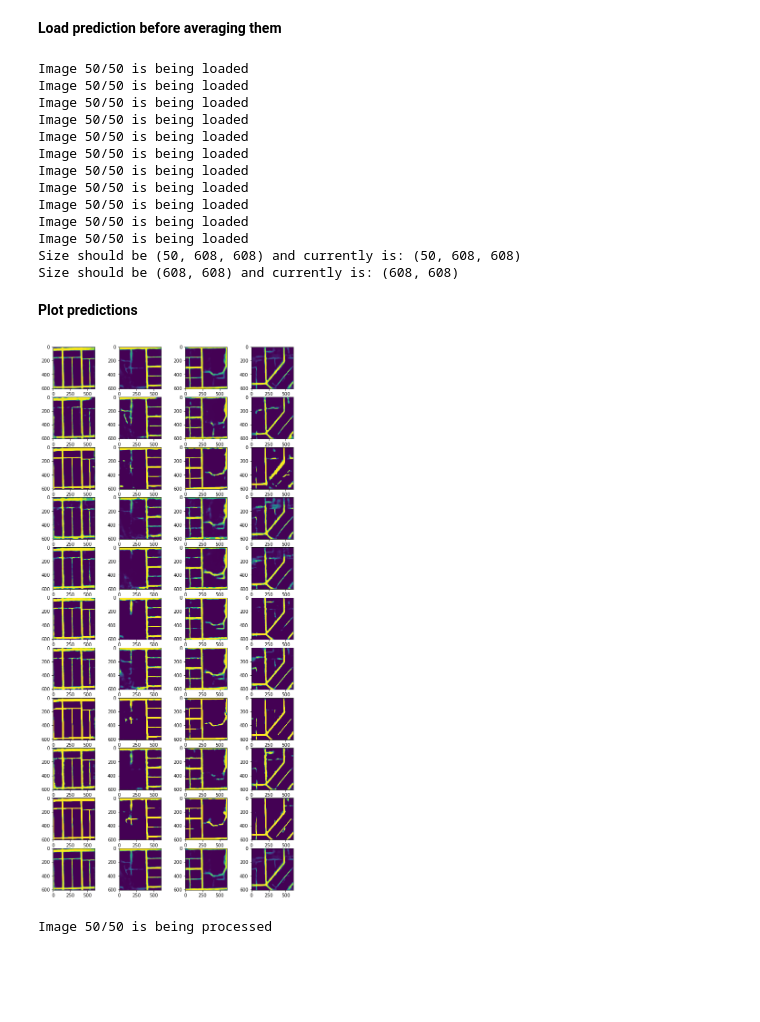
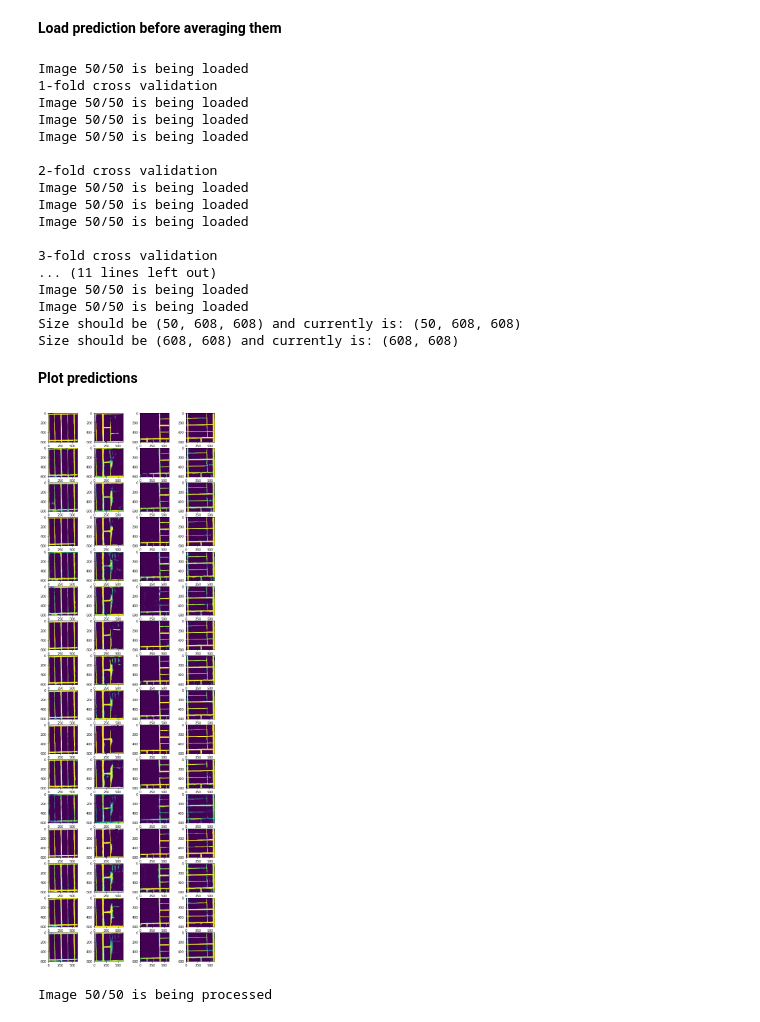
Before and after one commit to leobouraux/-CS433-Machine-Learning-projects, a Jupyter notebook: project2/LEO/Dossier final/run_unet.ipynb, the cells around one changed output. Drawn from its saved outputs; the diff is of its cells as text; code cells hidden in the pictures; blank space fills up the shorter version.

Commit message:
leo commit des resultats k fold validation

```diff
--- a/project2/LEO/Dossier final/run_unet.ipynb
+++ b/project2/LEO/Dossier final/run_unet.ipynb
@@ -214,35 +214,43 @@ reshape_img(path_from, path_to, SIDE_FINAL)
 # %%
 original_data = data_load_for_prediction(DATA_ROOT+"test/", RGB_image=True)
 IMGS = []
-IMGS.append(data_load_for_prediction(DATA_ROOT+"predictions/"+"Model_UNET_256_k_fold_0_f1_874_rot_015_it_100x200a/"))
-IMGS.append(data_load_for_prediction(DATA_ROOT+"predictions/"+"Model_UNET_256_k_fold_0_f1_799_rot_90_it_100x200a/"))
-
-IMGS.append(data_load_for_prediction(DATA_ROOT+"predictions/"+"Model_UNET_256_k_fold_1_f1_905_rot_5_it_100x200a/"))
-IMGS.append(data_load_for_prediction(DATA_ROOT+"predictions/"+"Model_UNET_256_k_fold_1_f1_815_rot_90_it_100x200_HVa/"))
-IMGS.append(data_load_for_prediction(DATA_ROOT+"predictions/"+"Model_UNET_256_k_fold_1_f1_841_rot_180_it_100x200a/"))
-
-IMGS.append(data_load_for_prediction(DATA_ROOT+"predictions/"+"Model_UNET_256_k_fold_2_f1_892_rot_90_it_100x200a/"))
-IMGS.append(data_load_for_prediction(DATA_ROOT+"predictions/"+"Model_UNET_256_k_fold_2_f1_887_rot180_it_100x200a/"))
-
-IMGS.append(data_load_for_prediction(DATA_ROOT+"predictions/"+"Model_UNET_256_k_fold_3_f1_971_rot_5_it_200x200a/"))
-IMGS.append(data_load_for_prediction(DATA_ROOT+"predictions/"+"Model_UNET_256_k_fold_3_f1_931_rot_90_it_200x120a/"))
-
-IMGS.append(data_load_for_prediction(DATA_ROOT+"predictions/"+"Model_UNET_256_k_fold_4_f1_980_rot_5_it_120x200a/"))
-
-
+print("1-fold cross validation")
+IMGS.append((1, data_load_for_prediction(DATA_ROOT+"predictions/"+"Model_UNET_256_k_fold_0_f1_874_rot_015_it_100x200a/")))
+IMGS.append((1, data_load_for_prediction(DATA_ROOT+"predictions/"+"Model_UNET_256_k_fold_0_f1_799_rot_90_it_100x200a/")))
+IMGS.append((1, data_load_for_prediction(DATA_ROOT+"predictions/"+"Model_UNET_256_k_fold_0_f1_802_rot_180_it_120x200a/")))
+print("\n2-fold cross validation")
+IMGS.append((1, data_load_for_prediction(DATA_ROOT+"predictions/"+"Model_UNET_256_k_fold_1_f1_905_rot_5_it_100x200a/")))
+IMGS.append((1, data_load_for_prediction(DATA_ROOT+"predictions/"+"Model_UNET_256_k_fold_1_f1_815_rot_90_it_100x200_HVa/")))
+IMGS.append((1, data_load_for_prediction(DATA_ROOT+"predictions/"+"Model_UNET_256_k_fold_1_f1_841_rot_180_it_100x200a/")))
+print("\n3-fold cross validation")
+IMGS.append((1, data_load_for_prediction(DATA_ROOT+"predictions/"+"Model_UNET_256_k_fold_2_f1_914_rot_5_it_120x200a/")))
+IMGS.append((1, data_load_for_prediction(DATA_ROOT+"predictions/"+"Model_UNET_256_k_fold_2_f1_892_rot_90_it_100x200a/")))
+IMGS.append((1, data_load_for_prediction(DATA_ROOT+"predictions/"+"Model_UNET_256_k_fold_2_f1_887_rot180_it_100x200a/")))
+print("\n4-fold cross validation")
+IMGS.append((1, data_load_for_prediction(DATA_ROOT+"predictions/"+"Model_UNET_256_k_fold_3_f1_971_rot_5_it_200x200a/")))
+IMGS.append((1, data_load_for_prediction(DATA_ROOT+"predictions/"+"Model_UNET_256_k_fold_3_f1_931_rot_90_it_200x120a/")))
+IMGS.append((1, data_load_for_prediction(DATA_ROOT+"predictions/"+"Model_UNET_256_k_fold_3_f1_857_rot_180_it_120x200a/")))
+print("\n5-fold cross validation")
+IMGS.append((1, data_load_for_prediction(DATA_ROOT+"predictions/"+"Model_UNET_256_k_fold_4_f1_980_rot_5_it_120x200a/")))
+IMGS.append((1, data_load_for_prediction(DATA_ROOT+"predictions/"+"Model_UNET_256_k_fold_4_f1_869_rot_180_it_120x200a/")))
+IMGS.append((1, data_load_for_prediction(DATA_ROOT+"predictions/"+"Model_UNET_256_k_fold_4_f1_932_rot_90_it_120x200a/")))
 
 means = average_image(IMGS)
 print('Size should be (608, 608) and currently is:',means[0].shape)
 # %% [output]
+Image 50/50 is being loaded
+1-fold cross validation
 Image 50/50 is being loaded
 Image 50/50 is being loaded
 Image 50/50 is being loaded
+
+2-fold cross validation
 Image 50/50 is being loaded
 Image 50/50 is being loaded
 Image 50/50 is being loaded
-Image 50/50 is being loaded
-Image 50/50 is being loaded
-Image 50/50 is being loaded
+
+3-fold cross validation
+... (11 lines left out)
 Image 50/50 is being loaded
 Image 50/50 is being loaded
 Size should be (50, 608, 608) and currently is: (50, 608, 608)
@@ -250,22 +258,22 @@ Size should be (608, 608) and currently is: (608, 608)
 # %% [markdown]
 **Plot predictions**
 # %%
-index_img = 0
+index_img = 30
 columns = 4
 rows = int(len(IMGS))+1
 
 fig=plt.figure(figsize=(10, 2*rows))
-img_to_plot = IMGS[0][index_img:index_img+4]
+img_to_plot = IMGS[0][1][index_img:index_img+4]
 for i in range(1, int(len(IMGS))):
-    img_to_plot = np.append(img_to_plot,IMGS[i][index_img:index_img+4], axis=0)
+    img_to_plot = np.append(img_to_plot,IMGS[i][1][index_img:index_img+4], axis=0)
 img_to_plot = np.append(img_to_plot, means[index_img:index_img+4], axis=0)
 for i in range(1, columns*rows +1):
     img = img_to_plot[i-1]
     fig.add_subplot(rows, columns, i)
     plt.imshow(img)
 plt.show()
 # %% [output]
-[figure, old version]
+[figure, new version]
 # %%
 patched_imgs, vs = patched_imgs_and_vs(means)
 # %% [output]
```
Also changed, not shown: parts of 6 cells of this notebook, 12 other files.
